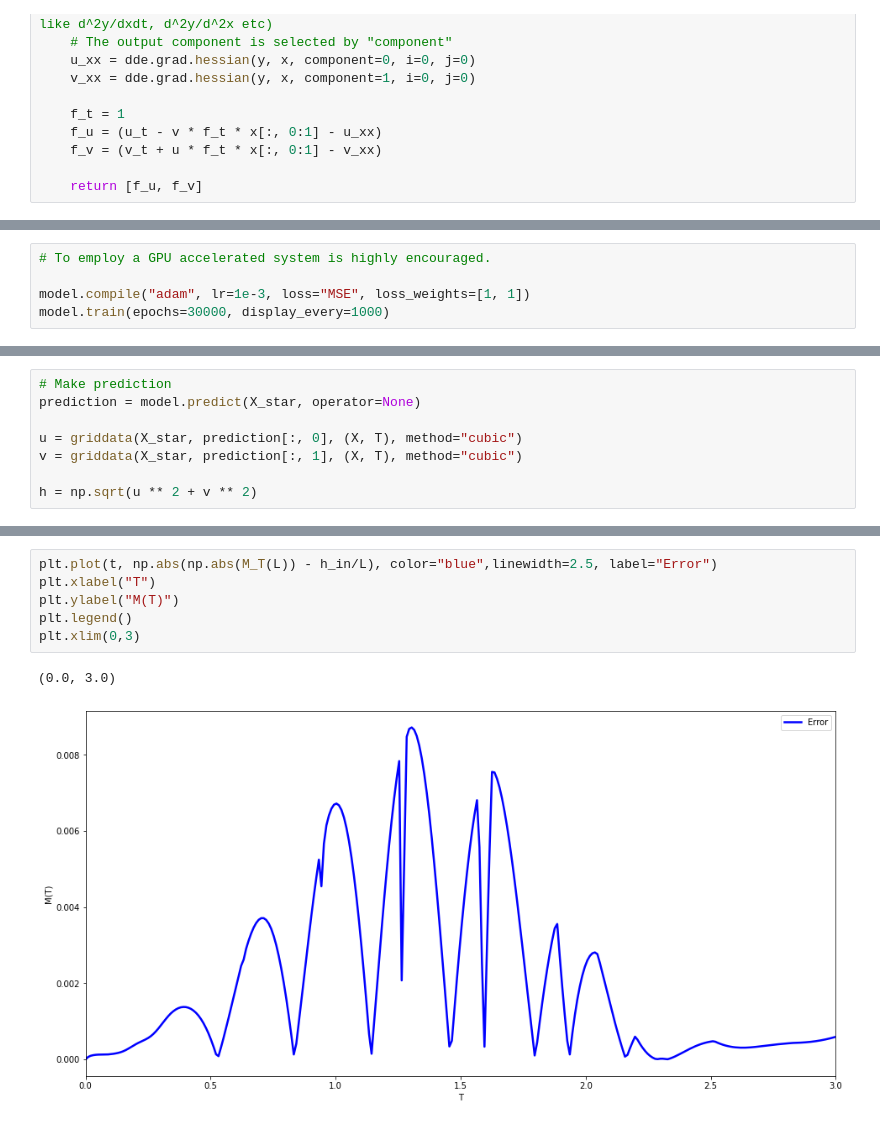
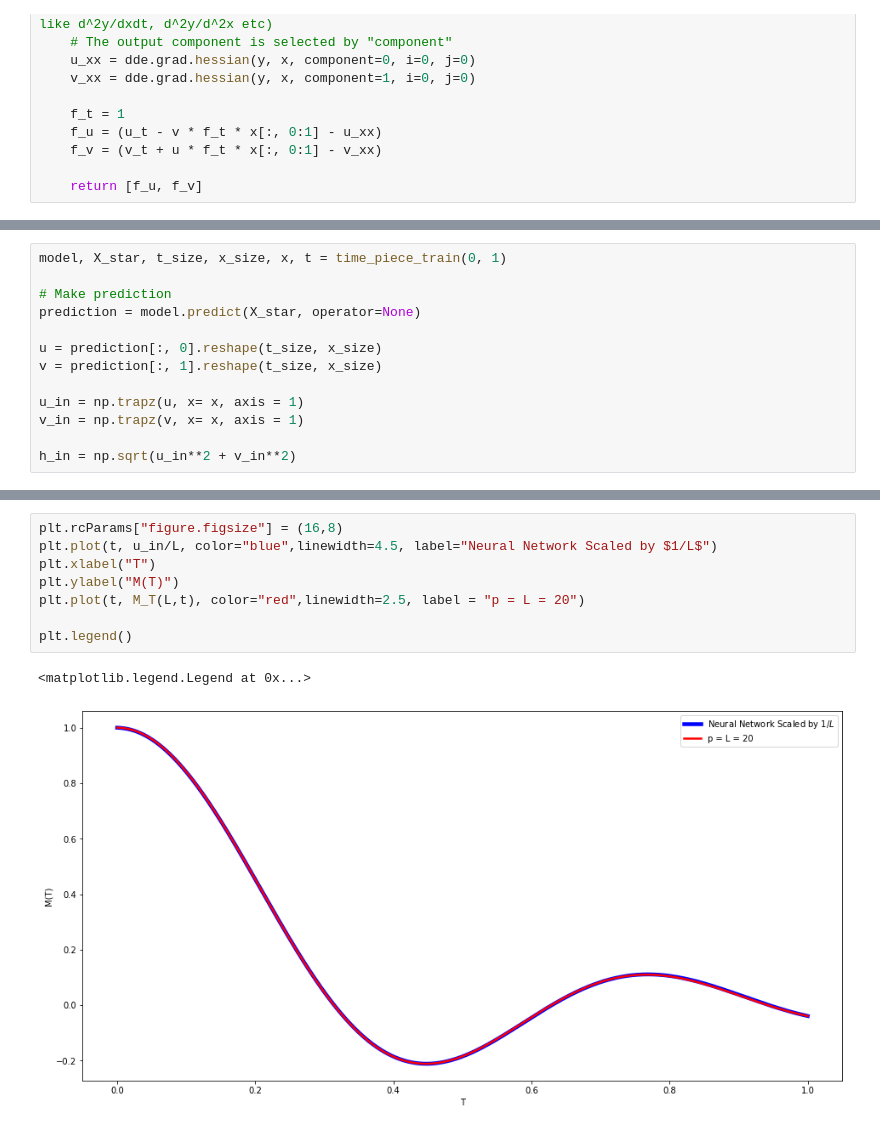
Before and after one commit to ucoskun/bloch-torrey-pinn, a Jupyter notebook: bloch_torrey_pinn.ipynb, the cells around one changed output, grey strips where cells are left out. Cells and saved outputs as stored; diff of their text form.

```diff
--- a/bloch_torrey_pinn.ipynb
+++ b/bloch_torrey_pinn.ipynb
@@ -197,5 +118,0 @@ Adam optimization.
-# %%
-# To employ a GPU accelerated system is highly encouraged.
-
-model.compile("adam", lr=1e-3, loss="MSE", loss_weights=[1, 1])
-model.train(epochs=30000, display_every=1000)
@@ -260,8 +118,0 @@ Step      Train loss              Test loss               Test metric
-# %%
-# Make prediction
-prediction = model.predict(X_star, operator=None)
-
-u = griddata(X_star, prediction[:, 0], (X, T), method="cubic")
-v = griddata(X_star, prediction[:, 1], (X, T), method="cubic")
-
-h = np.sqrt(u ** 2 + v ** 2)
@@ -267,0 +181,13 @@ h = np.sqrt(u ** 2 + v ** 2)
+# %%
+model, X_star, t_size, x_size, x, t = time_piece_train(0, 1)
+
+# Make prediction
+prediction = model.predict(X_star, operator=None)
+
+u = prediction[:, 0].reshape(t_size, x_size)
+v = prediction[:, 1].reshape(t_size, x_size)
+
+u_in = np.trapz(u, x= x, axis = 1)
+v_in = np.trapz(v, x= x, axis = 1)
+
+h_in = np.sqrt(u_in**2 + v_in**2)
@@ -283,9 +227,11 @@ plt.xlim(0,3)
 # %%
-plt.plot(t, np.abs(np.abs(M_T(L)) - h_in/L), color="blue",linewidth=2.5, label="Error")
+plt.rcParams["figure.figsize"] = (16,8)
+plt.plot(t, u_in/L, color="blue",linewidth=4.5, label="Neural Network Scaled by $1/L$")
 plt.xlabel("T")
 plt.ylabel("M(T)")
+plt.plot(t, M_T(L,t), color="red",linewidth=2.5, label = "p = L = 20")
+
 plt.legend()
-plt.xlim(0,3)
 # %% [output]
-(0.0, 3.0)
+<matplotlib.legend.Legend at 0x...>
-[figure, old version]
+[figure, new version]
```
Also changed, not shown: parts of 13 cells of this notebook.
